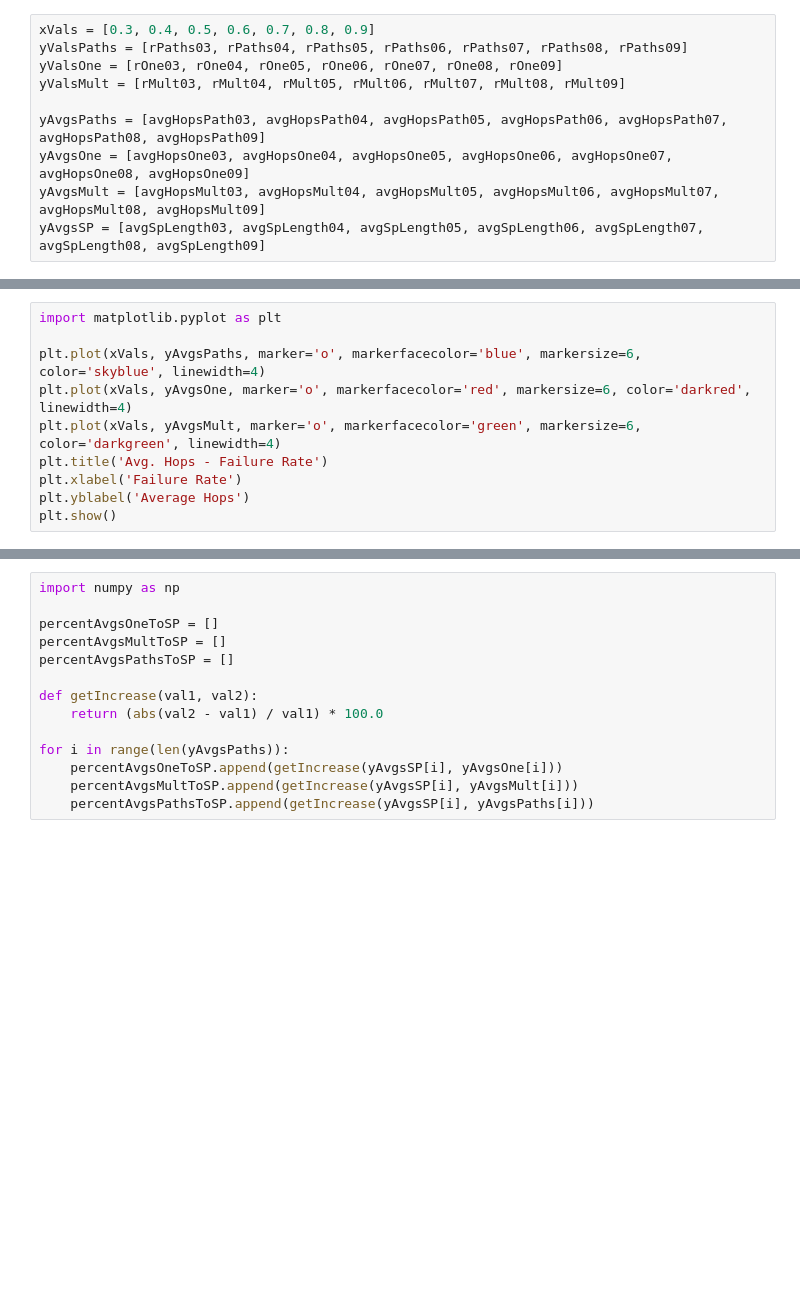
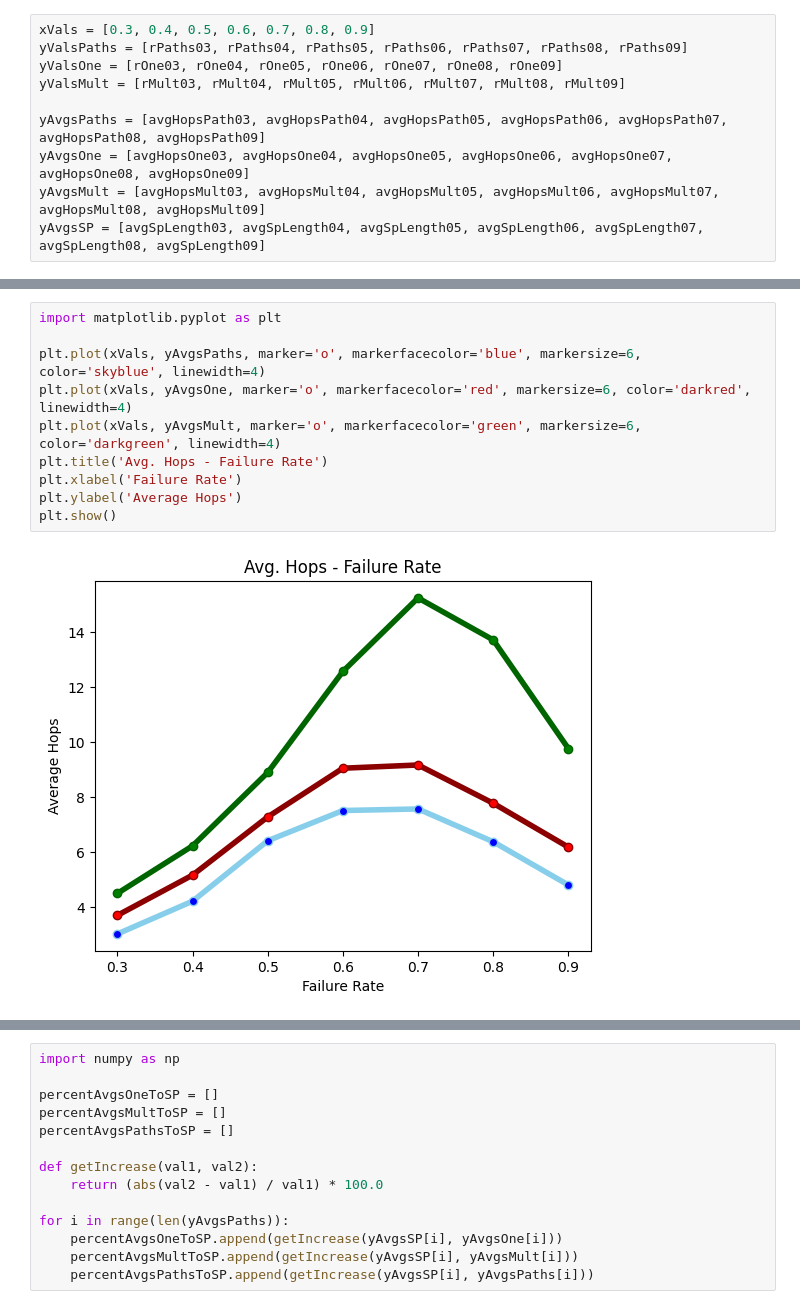
Before and after one commit to AmmarGamous/ba-gamous-disjoint, a Jupyter notebook: schritt1_reproduktion/evaluation/notebooks/resilience/n50-clustered.ipynb, the cells around one changed output, grey strips where cells are left out. Cells and saved outputs as stored; diff of their text form; blank space fills up the shorter version.

```diff
--- a/schritt1_reproduktion/evaluation/notebooks/resilience/n50-clustered.ipynb
+++ b/schritt1_reproduktion/evaluation/notebooks/resilience/n50-clustered.ipynb
@@ -310,13 +362,15 @@ plt.show()
 # %%
 import matplotlib.pyplot as plt
 
 plt.plot(xVals, yAvgsPaths, marker='o', markerfacecolor='blue', markersize=6, color='skyblue', linewidth=4)
 plt.plot(xVals, yAvgsOne, marker='o', markerfacecolor='red', markersize=6, color='darkred', linewidth=4)
 plt.plot(xVals, yAvgsMult, marker='o', markerfacecolor='green', markersize=6, color='darkgreen', linewidth=4)
 plt.title('Avg. Hops - Failure Rate')
 plt.xlabel('Failure Rate')
-plt.yblabel('Average Hops')
+plt.ylabel('Average Hops')
 plt.show()
+# %% [output]
+[figure, added]
 # %%
 import numpy as np
 
```
Also changed, not shown: parts of 6 cells of this notebook, 4 other files.
